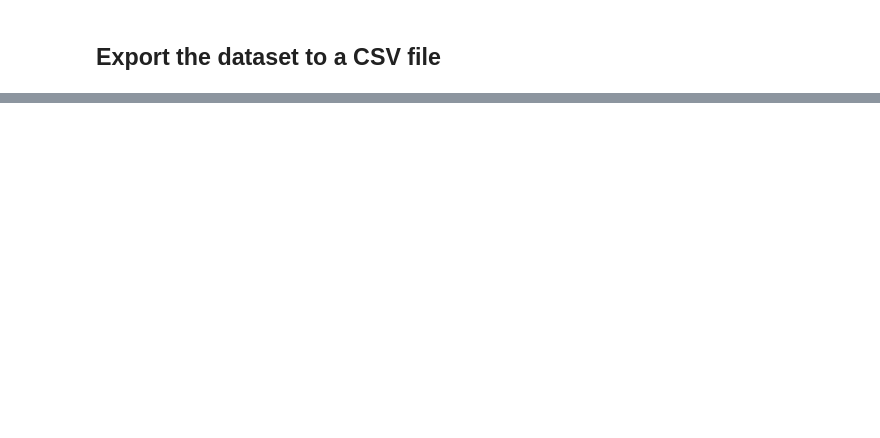
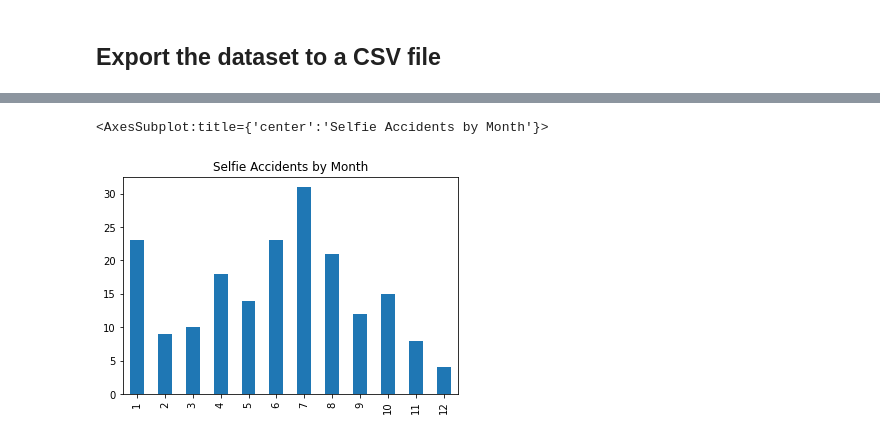
Before and after one commit to ichinichichi/Project-4, a Jupyter notebook: Project 4 -Selfie Deaths.ipynb, the cells around one changed output, grey strips where cells are left out. Drawn from its saved outputs; the diff is of its cells as text; code cells hidden in the pictures; blank space fills up the shorter version.

```diff
--- a/Project 4 -Selfie Deaths.ipynb
+++ b/Project 4 -Selfie Deaths.ipynb
@@ -173,0 +340,5 @@ sp_df.to_csv('scrapeddata.csv', index=False, encoding='utf-8')
+# %%
+df.Month.value_counts().sort_index().plot(kind='bar', title="Selfie Accidents by Month")
+# %% [output]
+<AxesSubplot:title={'center':'Selfie Accidents by Month'}>
+[figure, added]
```
Also changed, not shown: parts of 35 cells of this notebook, 1 other file.
